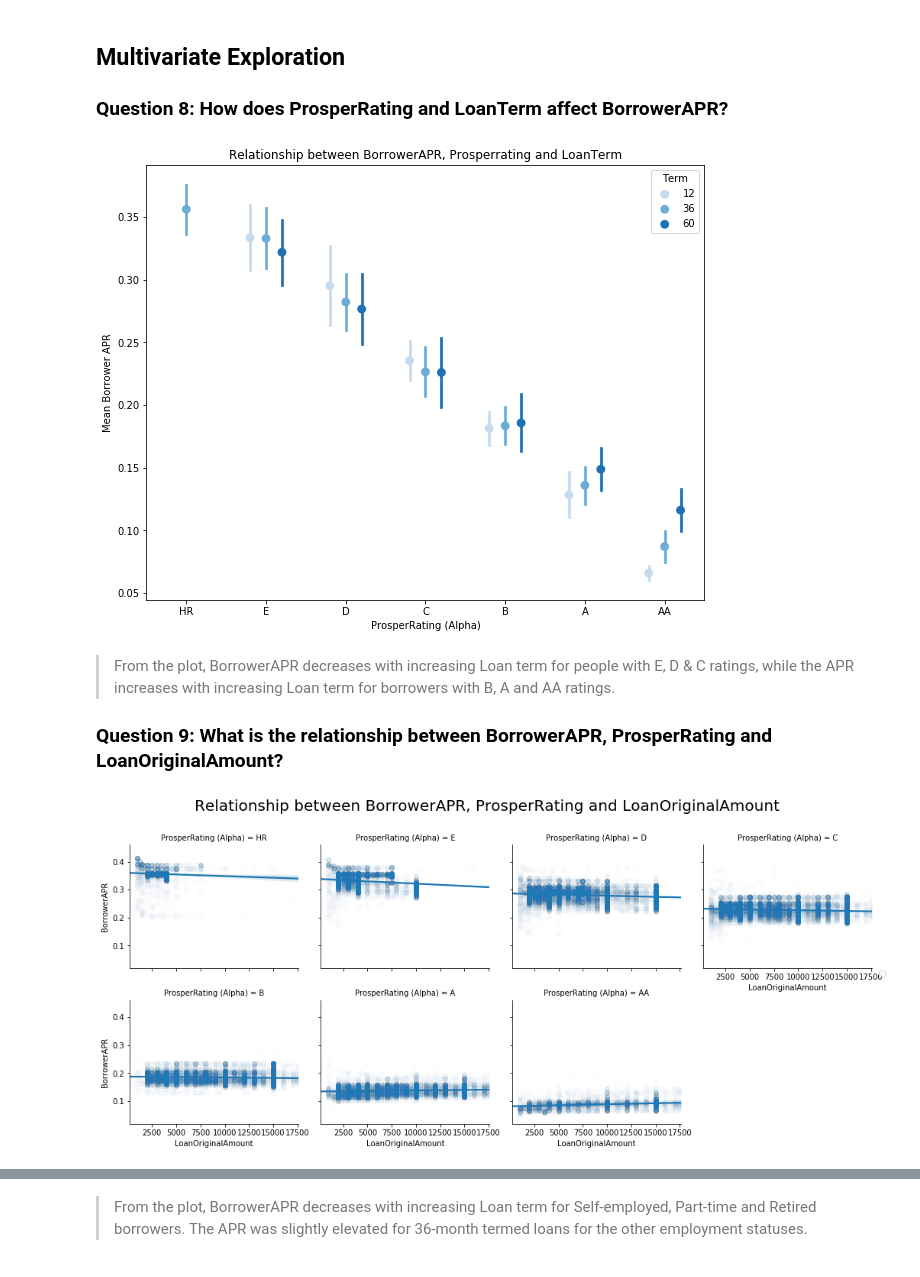
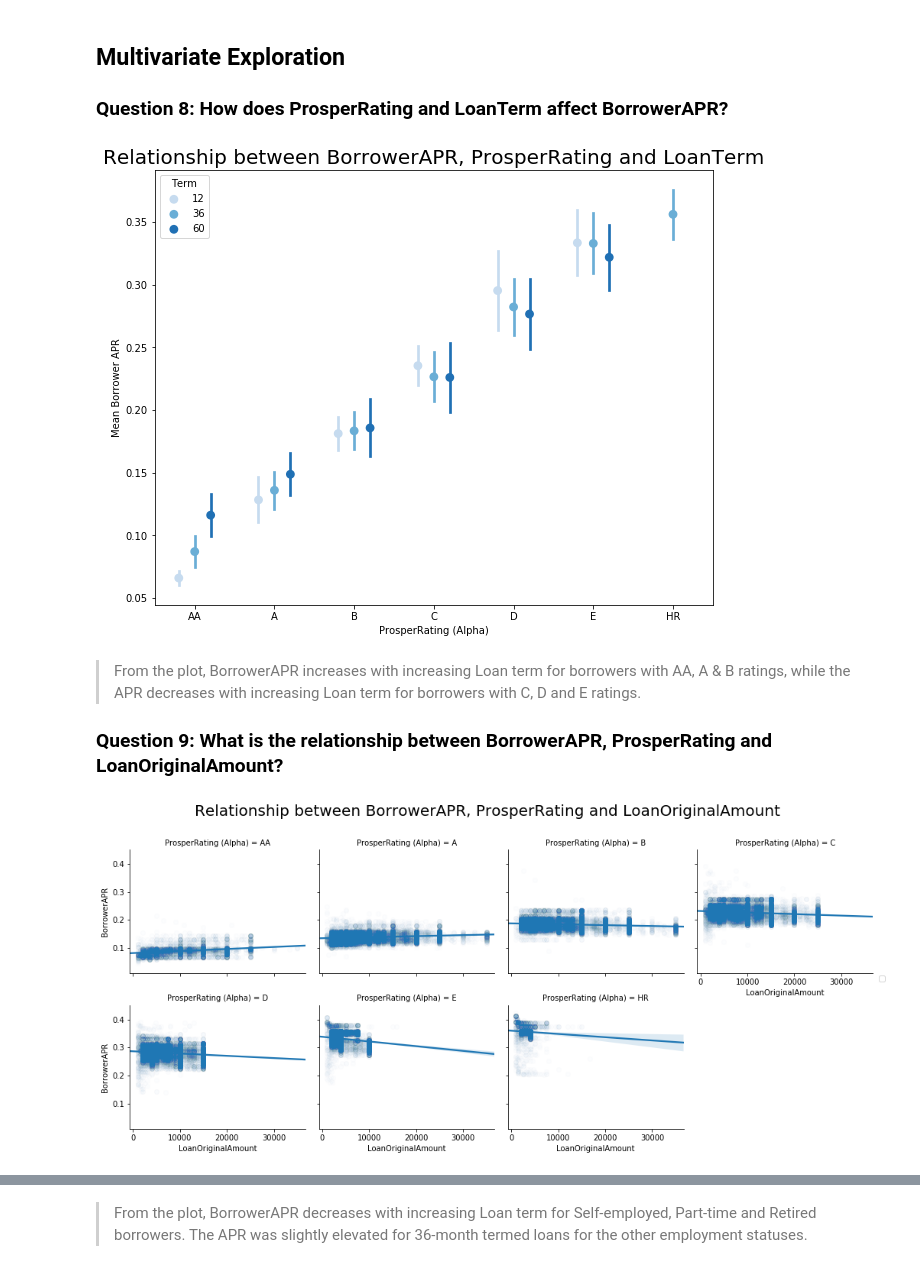
Before and after one commit to Dekunmi/Prosper, a Jupyter notebook: ProsperLoan_exploration.ipynb, the cells around one changed output, grey strips where cells are left out. Cells and saved outputs as stored; diff of their text form; code cells hidden in the pictures.

```diff
--- a/ProsperLoan_exploration.ipynb
+++ b/ProsperLoan_exploration.ipynb
@@ -323,9 +323,9 @@ The distributions of BorrowerAPR and BorrowerRate are similar with a slight diff
 > **Occupation**: The Occupation selected by the Borrower at the time they created the listing.
 # %%
 # Convert ProsperRating and Employment status into ordered categorical types
-rate_order = ['HR','E','D','C','B','A','AA']
+order = ['AA', 'A', 'B', 'C', 'D', 'E', 'HR']
 ordered_var = pd.api.types.CategoricalDtype(ordered = True,
-                                    categories = rate_order)
+                                    categories = order)
 df_loan['ProsperRating (Alpha)'] = df_loan['ProsperRating (Alpha)'].astype(ordered_var)
 
 emp_order = ['Employed','Self-employed','Full-time','Part-time','Retired','Other','Not employed', 'Not available']
@@ -647,15 +650,15 @@ plt.title('Relationship between Occupation and Loan Term', fontsize=15);
 # %%
 # code uses a pointplot to show the relationship between the variables
 
 plt.figure(figsize = [10,8])
 sb.pointplot(data = df_loan, x = 'ProsperRating (Alpha)', y = 'BorrowerAPR', hue = 'Term',
            palette = 'Blues', linestyles = '', dodge = 0.4, ci='sd')
-plt.title('Relationship between BorrowerAPR, Prosperrating and LoanTerm')
+plt.title('Relationship between BorrowerAPR, ProsperRating and LoanTerm', fontsize=20)
 plt.ylabel('Mean Borrower APR');
 # %% [output]
-[figure, old version]
+[figure, new version]
 # %% [markdown]
-> From the plot, BorrowerAPR decreases with increasing Loan term for people with E, D & C ratings, while the APR increases with increasing Loan term for borrowers with B, A and AA ratings.
+> From the plot, BorrowerAPR increases with increasing Loan term for borrowers with AA, A & B ratings, while the APR decreases with increasing Loan term for borrowers with C, D and E ratings.
 
 
 ### Question 9: What is the relationship between BorrowerAPR, ProsperRating and LoanOriginalAmount?
@@ -668,5 +671,5 @@ g.map(sb.regplot, 'LoanOriginalAmount', 'BorrowerAPR', x_jitter=0.04, scatter_kw
 g.fig.suptitle('Relationship between BorrowerAPR, ProsperRating and LoanOriginalAmount', fontsize=20, y=1.08);
 g.add_legend();
 # %% [output]
-[figure, old version]
+[figure, new version]
 # %% [markdown]
```
Also changed, not shown: parts of 15 cells of this notebook, 4 other files.
